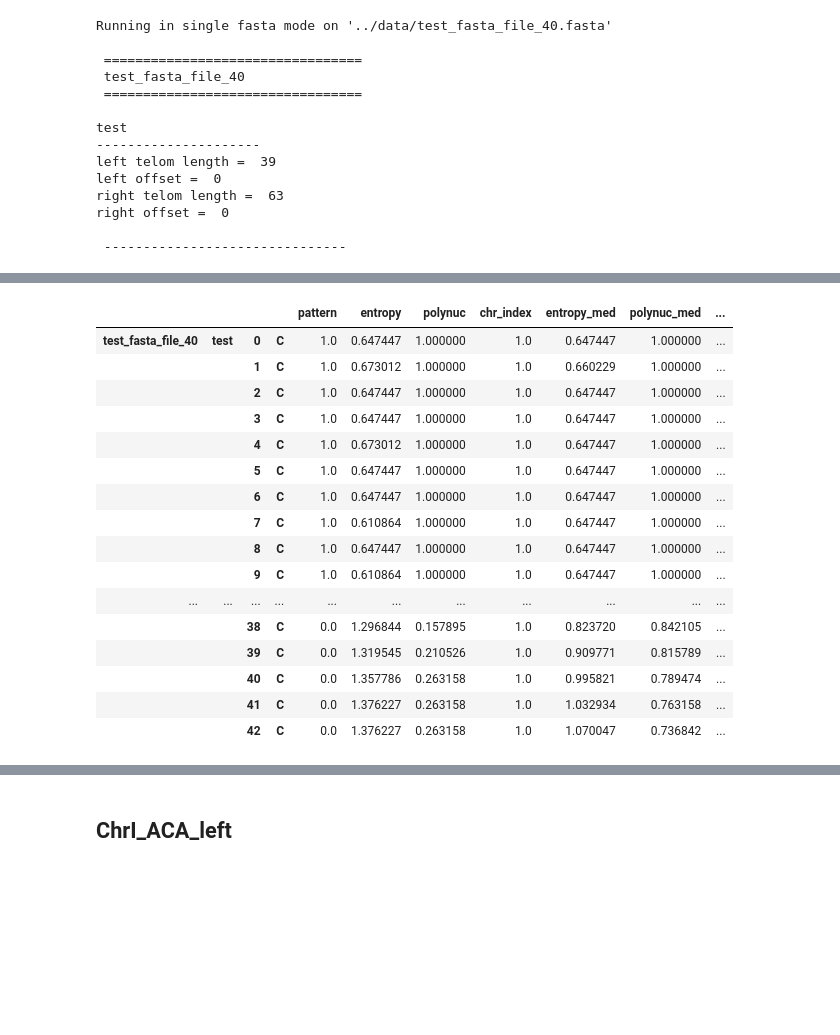
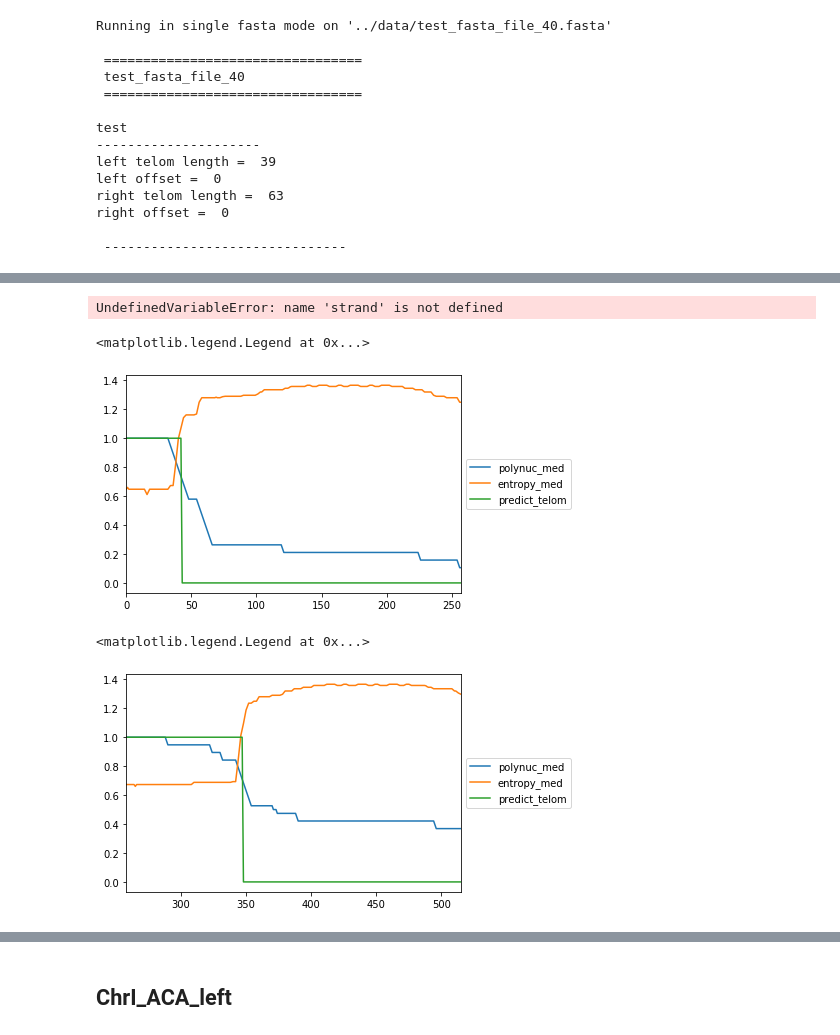
Before and after one commit to GillesFischerSorbonne/telofinder, a Jupyter notebook: telofinder/python_script/analyse_telom_testing.ipynb, the cells around one changed output, grey strips where cells are left out. Drawn from its saved outputs; the diff is of its cells as text; code cells hidden in the pictures; blank space fills up the shorter version.

```diff
--- a/telofinder/python_script/analyse_telom_testing.ipynb
+++ b/telofinder/python_script/analyse_telom_testing.ipynb
@@ -92,23 +78,17 @@ seq_df_test
-# %%
-seq_df_test.query("predict_telom==1")
-# %% [output]
-|  |  |  |  | pattern | entropy | polynuc | chr_index | entropy_med | polynuc_med | ... |
-| test_fasta_file_40 | test | 0 | C | 1.0 | 0.647447 | 1.000000 | 1.0 | 0.647447 | 1.000000 | ... |
-|  |  | 1 | C | 1.0 | 0.673012 | 1.000000 | 1.0 | 0.660229 | 1.000000 | ... |
-|  |  | 2 | C | 1.0 | 0.647447 | 1.000000 | 1.0 | 0.647447 | 1.000000 | ... |
-|  |  | 3 | C | 1.0 | 0.647447 | 1.000000 | 1.0 | 0.647447 | 1.000000 | ... |
-|  |  | 4 | C | 1.0 | 0.673012 | 1.000000 | 1.0 | 0.647447 | 1.000000 | ... |
-|  |  | 5 | C | 1.0 | 0.647447 | 1.000000 | 1.0 | 0.647447 | 1.000000 | ... |
-|  |  | 6 | C | 1.0 | 0.647447 | 1.000000 | 1.0 | 0.647447 | 1.000000 | ... |
-|  |  | 7 | C | 1.0 | 0.610864 | 1.000000 | 1.0 | 0.647447 | 1.000000 | ... |
-|  |  | 8 | C | 1.0 | 0.647447 | 1.000000 | 1.0 | 0.647447 | 1.000000 | ... |
-|  |  | 9 | C | 1.0 | 0.610864 | 1.000000 | 1.0 | 0.647447 | 1.000000 | ... |
-| ... | ... | ... | ... | ... | ... | ... | ... | ... | ... | ... |
-|  |  | 38 | C | 0.0 | 1.296844 | 0.157895 | 1.0 | 0.823720 | 0.842105 | ... |
-|  |  | 39 | C | 0.0 | 1.319545 | 0.210526 | 1.0 | 0.909771 | 0.815789 | ... |
-|  |  | 40 | C | 0.0 | 1.357786 | 0.263158 | 1.0 | 0.995821 | 0.789474 | ... |
-|  |  | 41 | C | 0.0 | 1.376227 | 0.263158 | 1.0 | 1.032934 | 0.763158 | ... |
-|  |  | 42 | C | 0.0 | 1.376227 | 0.263158 | 1.0 | 1.070047 | 0.736842 | ... |
+# %%
+atl.plot_telom(seq_df_test, "Left")
+# %% [output]
+UndefinedVariableError: name 'strand' is not defined
+# %%
+seq_df_test.query("level_3=='Left'").loc[:, ["polynuc_med", "entropy_med", "predict_telom"]].plot().legend(loc='center left', bbox_to_anchor=(1, 0.5))
+# %% [output]
+<matplotlib.legend.Legend at 0x...>
+[figure, added]
+# %%
+seq_df_test.sort_values("level_2").query("level_3=='Right'").loc[:, ["polynuc_med", "entropy_med", "predict_telom"]].plot().legend(loc='center left', bbox_to_anchor=(1, 0.5))
+# %% [output]
+<matplotlib.legend.Legend at 0x...>
+[figure, added]
 # %%
 seq_df_test.loc["test_fasta_file_40", "test"].loc[:, ["polynuc_med", "entropy_med", "predict_telom"]].plot().legend(loc='center left', bbox_to_anchor=(1, 0.5))
 # %% [output]
```
Also changed, not shown: parts of 3 cells of this notebook, 1 other file.
